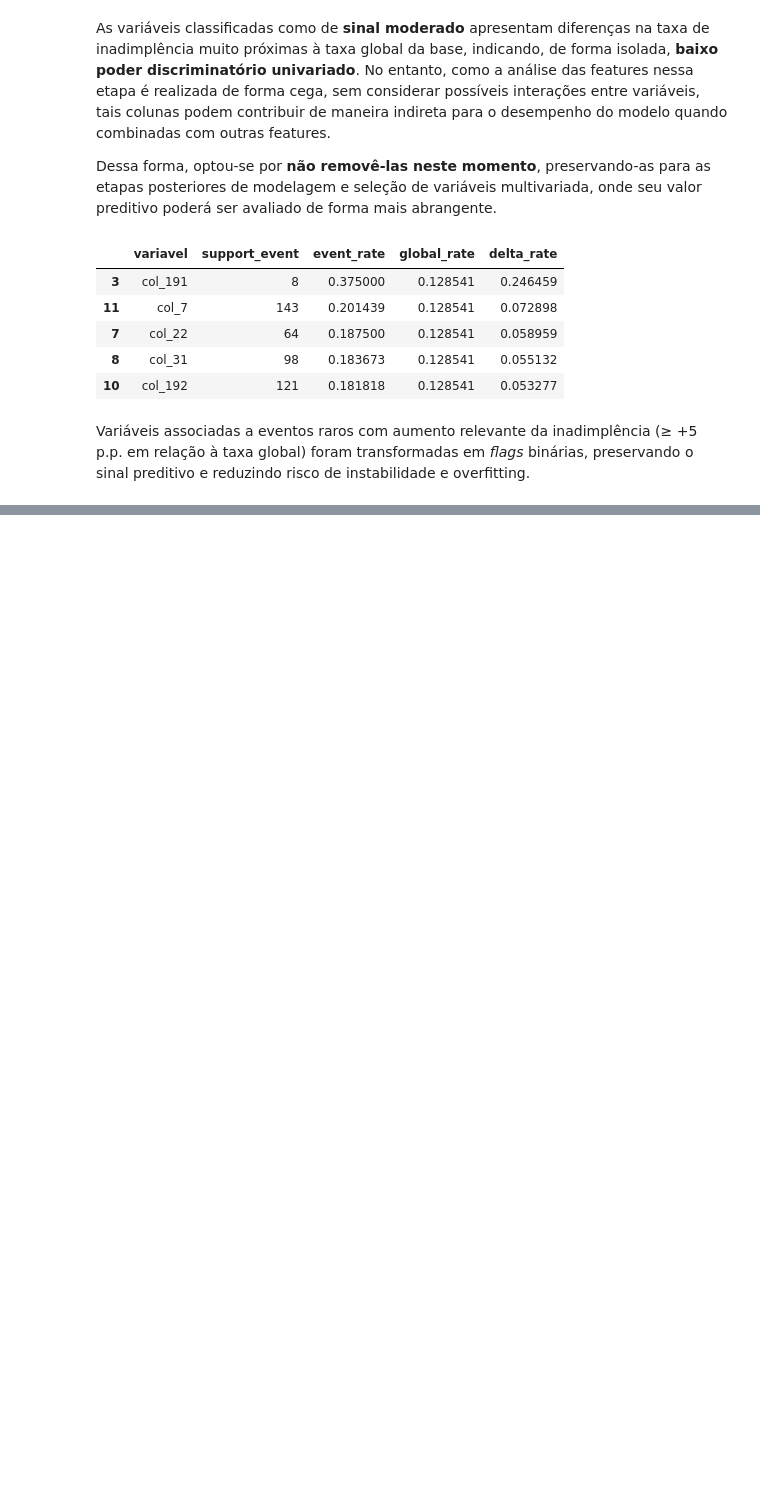
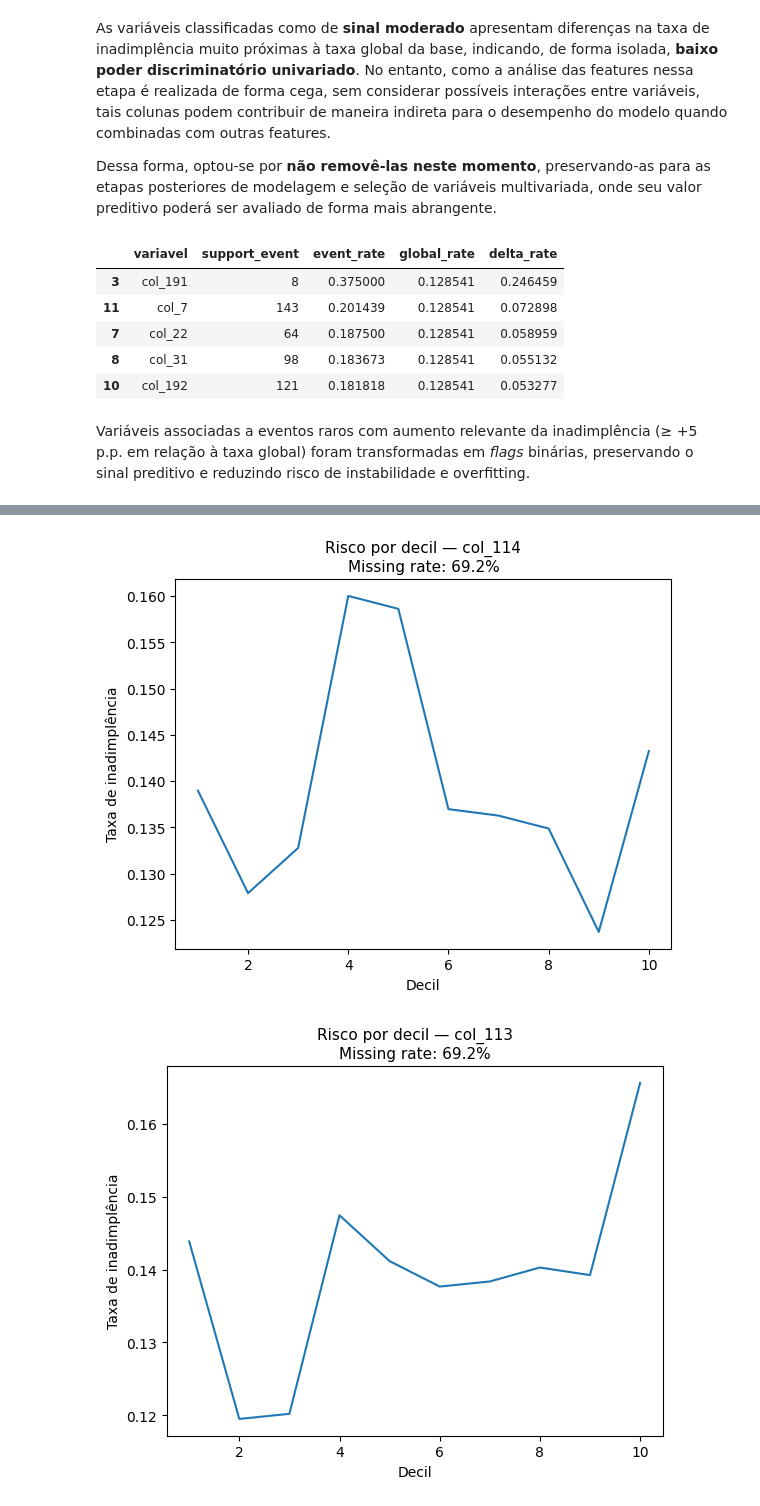
Before and after one commit to GGrinspun/desafio-analise-de-credito, a Jupyter notebook: notebooks/03_proj2_eda_and_preprocessing.ipynb, the cells around one changed output, grey strips where cells are left out. Drawn from its saved outputs; the diff is of its cells as text; code cells hidden in the pictures; blank space fills up the shorter version.

```diff
--- a/notebooks/03_proj2_eda_and_preprocessing.ipynb
+++ b/notebooks/03_proj2_eda_and_preprocessing.ipynb
@@ -720,0 +849,4 @@ col_111  float64      0.103392    37166
+# %%
+# Garantir remoção de qualquer derivação
+df_base = df_base.drop(columns=["col_160"], errors="ignore")
+df_base = df_base.drop(columns=["col_160_missing_flag"], errors="ignore")
@@ -720,0 +1022,21 @@ col_111  float64      0.103392    37166
+# %%
+results_30_70 = []
+
+GLOBAL_RATE = df_base[TARGET].mean()
+
+for c in cols_missing_30_70:
+    flag = df_base[c].isna().astype(int)
+
+    results_30_70.append({
+        "variavel": c,
+        "dtype": str(df_base[c].dtype),
+        "missing_rate": flag.mean(),
+        "support_missing": flag.sum(),
+        "event_rate_missing": df_base.loc[flag == 1, TARGET].mean(),
+        "event_rate_present": df_base.loc[flag == 0, TARGET].mean(),
+        "delta_missing": df_base.loc[flag == 1, TARGET].mean() - GLOBAL_RATE,
+        "delta_present": df_base.loc[flag == 0, TARGET].mean() - GLOBAL_RATE
+    })
+
+missing_30_70_df = pd.DataFrame(results_30_70)
+missing_30_70_df
@@ -720,0 +1060,7 @@ col_111  float64      0.103392    37166
+# %%
+for c in ["col_114","col_113","col_140","col_156","col_138","col_139","col_150"]:
+    display(
+        df_base.loc[df_base[c].notna()]
+        .groupby(pd.qcut(df_base.loc[df_base[c].notna(), c], q=10, duplicates="drop"))[TARGET]
+        .mean()
+    )
@@ -720,0 +1177,16 @@ col_111  float64      0.103392    37166
+# %%
+numeric_cols_30_70 = [
+    "col_114",
+    "col_113",
+    "col_140",
+    "col_156",
+    "col_138",
+    "col_139",
+    "col_150"
+]
+
+for c in numeric_cols_30_70:
+    plot_risk_by_decil(df_base, c, TARGET)
+# %% [output]
+[figure, added]
+[figure, added]
```
Also changed, not shown: parts of 48 cells of this notebook.
